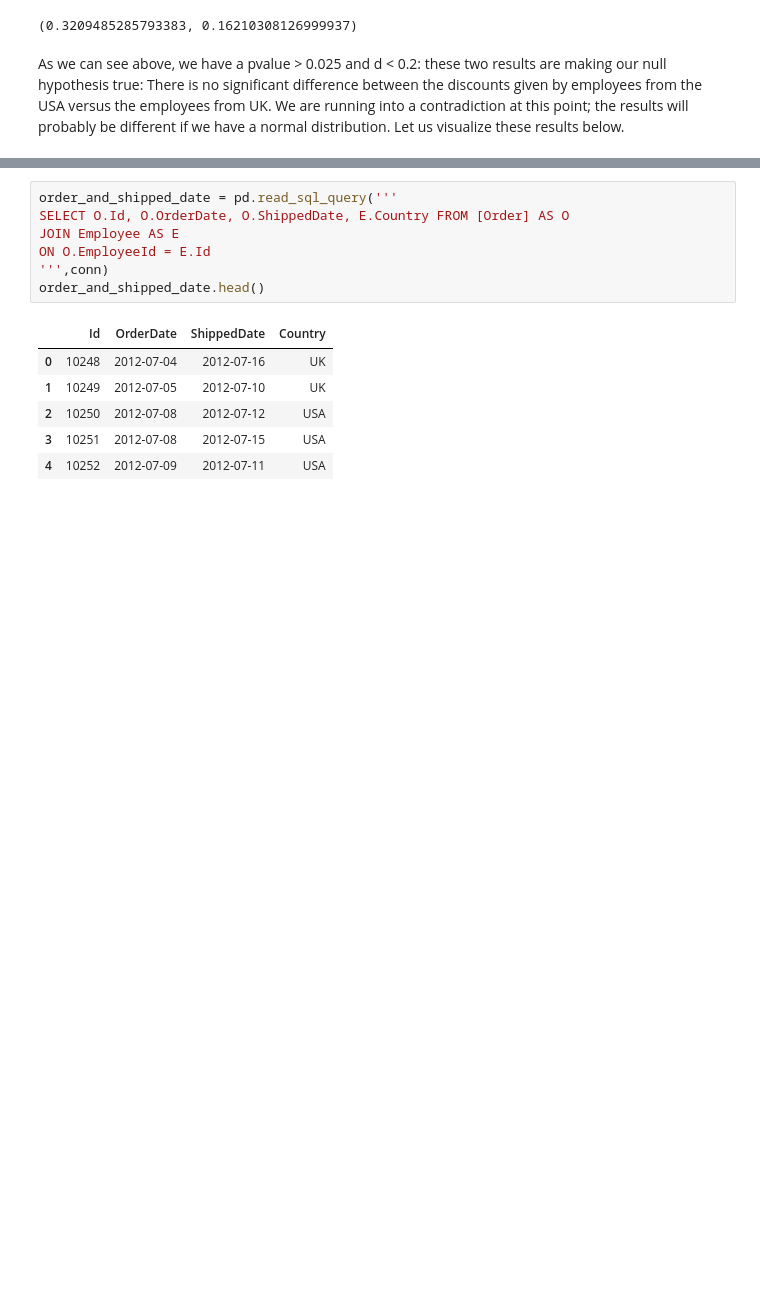
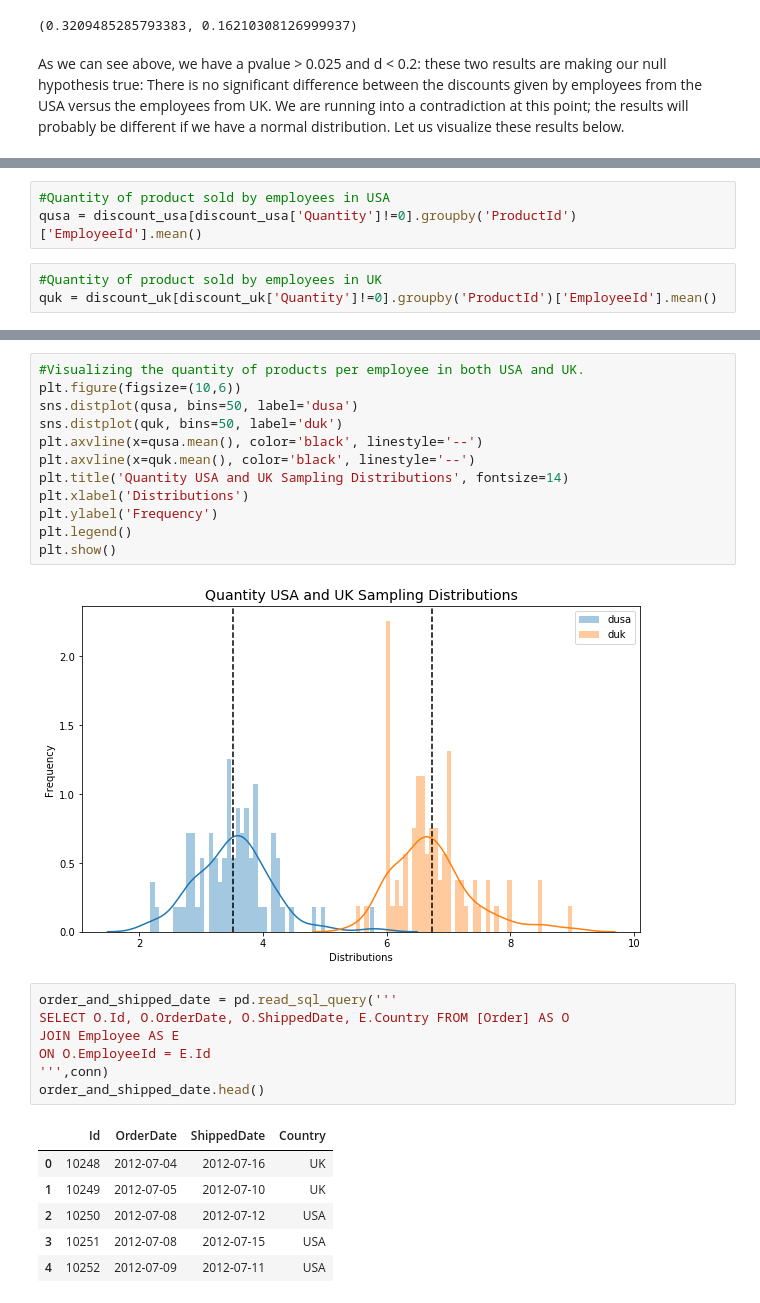
Before and after one commit to leukamal/dsc-mod-3-project-online-ds-pt-071519, a Jupyter notebook: mod-3-project-online-ds-pt-071519.ipynb, the cells around one changed output, grey strips where cells are left out. Cells and saved outputs as stored; diff of their text form; blank space fills up the shorter version.

```diff
--- a/mod-3-project-online-ds-pt-071519.ipynb
+++ b/mod-3-project-online-ds-pt-071519.ipynb
@@ -345,0 +319,6 @@ On average an employee in the USA sold as twice in money than what an employee i
+# %%
+#Quantity of product sold by employees in USA
+qusa = discount_usa[discount_usa['Quantity']!=0].groupby('ProductId')['EmployeeId'].mean()
+# %%
+#Quantity of product sold by employees in UK
+quk = discount_uk[discount_uk['Quantity']!=0].groupby('ProductId')['EmployeeId'].mean()
@@ -346,3 +336,17 @@ On average an employee in the USA sold as twice in money than what an employee i
+# %%
+#Visualizing the quantity of products per employee in both USA and UK.
+plt.figure(figsize=(10,6))
+sns.distplot(qusa, bins=50, label='dusa')
+sns.distplot(quk, bins=50, label='duk')
+plt.axvline(x=qusa.mean(), color='black', linestyle='--')
+plt.axvline(x=quk.mean(), color='black', linestyle='--')
+plt.title('Quantity USA and UK Sampling Distributions', fontsize=14)
+plt.xlabel('Distributions')
+plt.ylabel('Frequency')
+plt.legend()
+plt.show()
+# %% [output]
+[figure, added]
 # %%
 order_and_shipped_date = pd.read_sql_query('''
 SELECT O.Id, O.OrderDate, O.ShippedDate, E.Country FROM [Order] AS O
```
Also changed, not shown: parts of 33 cells of this notebook.
